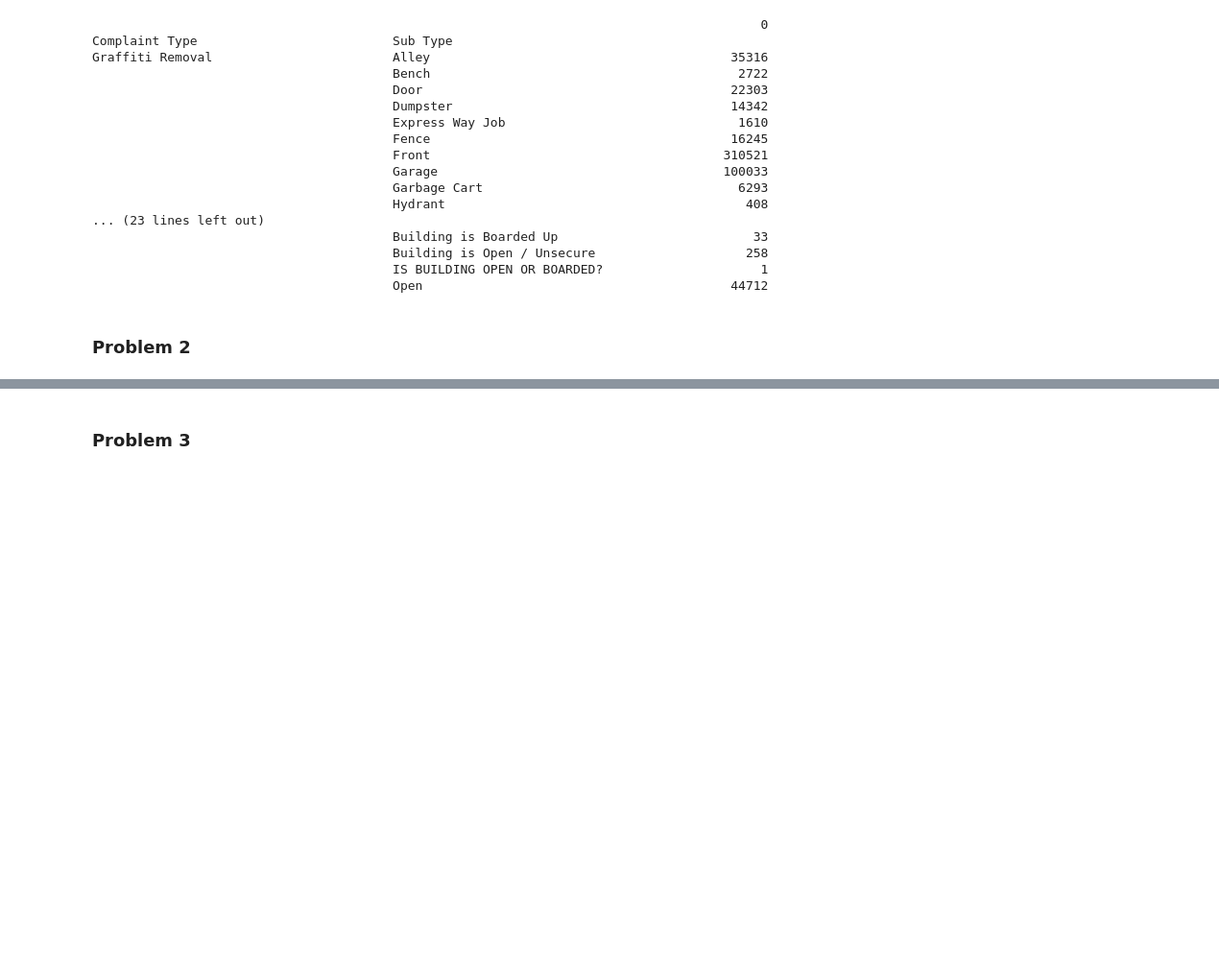
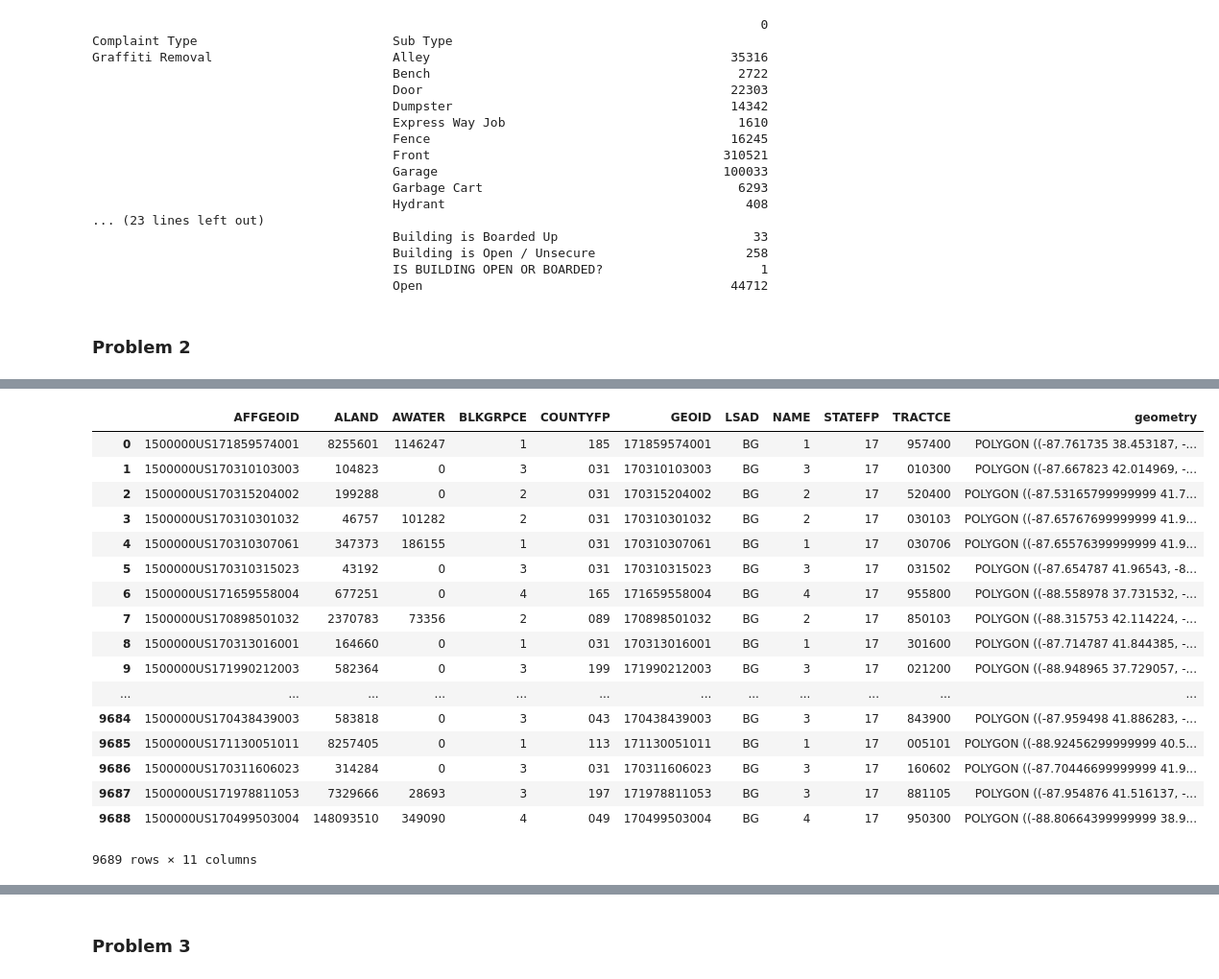
Before and after one commit to cealvara/ml_for_pp_homeworks, a Jupyter notebook: hw1/hw1_solution.ipynb, the cells around one changed output, grey strips where cells are left out. Shown at 96% size. Cells and saved outputs as stored; diff of their text form; code cells hidden in the pictures; blank space fills up the shorter version.

```diff
--- a/hw1/hw1_solution.ipynb
+++ b/hw1/hw1_solution.ipynb
@@ -232,3 +226,24 @@ data_with_blockid = sjoin(geo_complaints, blocks, how="left")
+# %%
+blocks
+# %% [output]
+|  | AFFGEOID | ALAND | AWATER | BLKGRPCE | COUNTYFP | GEOID | LSAD | NAME | STATEFP | TRACTCE | geometry |
+| 0 | 1500000US171859574001 | 8255601 | 1146247 | 1 | 185 | 171859574001 | BG | 1 | 17 | 957400 | POLYGON ((-87.761735 38.453187, -... |
+| 1 | 1500000US170310103003 | 104823 | 0 | 3 | 031 | 170310103003 | BG | 3 | 17 | 010300 | POLYGON ((-87.667823 42.014969, -... |
+| 2 | 1500000US170315204002 | 199288 | 0 | 2 | 031 | 170315204002 | BG | 2 | 17 | 520400 | POLYGON ((-87.53165799999999 41.7... |
+| 3 | 1500000US170310301032 | 46757 | 101282 | 2 | 031 | 170310301032 | BG | 2 | 17 | 030103 | POLYGON ((-87.65767699999999 41.9... |
+| 4 | 1500000US170310307061 | 347373 | 186155 | 1 | 031 | 170310307061 | BG | 1 | 17 | 030706 | POLYGON ((-87.65576399999999 41.9... |
+| 5 | 1500000US170310315023 | 43192 | 0 | 3 | 031 | 170310315023 | BG | 3 | 17 | 031502 | POLYGON ((-87.654787 41.96543, -8... |
+| 6 | 1500000US171659558004 | 677251 | 0 | 4 | 165 | 171659558004 | BG | 4 | 17 | 955800 | POLYGON ((-88.558978 37.731532, -... |
+| 7 | 1500000US170898501032 | 2370783 | 73356 | 2 | 089 | 170898501032 | BG | 2 | 17 | 850103 | POLYGON ((-88.315753 42.114224, -... |
+| 8 | 1500000US170313016001 | 164660 | 0 | 1 | 031 | 170313016001 | BG | 1 | 17 | 301600 | POLYGON ((-87.714787 41.844385, -... |
+| 9 | 1500000US171990212003 | 582364 | 0 | 3 | 199 | 171990212003 | BG | 3 | 17 | 021200 | POLYGON ((-88.948965 37.729057, -... |
+| ... | ... | ... | ... | ... | ... | ... | ... | ... | ... | ... | ... |
+| 9684 | 1500000US170438439003 | 583818 | 0 | 3 | 043 | 170438439003 | BG | 3 | 17 | 843900 | POLYGON ((-87.959498 41.886283, -... |
+| 9685 | 1500000US171130051011 | 8257405 | 0 | 1 | 113 | 171130051011 | BG | 1 | 17 | 005101 | POLYGON ((-88.92456299999999 40.5... |
+| 9686 | 1500000US170311606023 | 314284 | 0 | 3 | 031 | 170311606023 | BG | 3 | 17 | 160602 | POLYGON ((-87.70446699999999 41.9... |
+| 9687 | 1500000US171978811053 | 7329666 | 28693 | 3 | 197 | 171978811053 | BG | 3 | 17 | 881105 | POLYGON ((-87.954876 41.516137, -... |
+| 9688 | 1500000US170499503004 | 148093510 | 349090 | 4 | 049 | 170499503004 | BG | 4 | 17 | 950300 | POLYGON ((-88.80664399999999 38.9... |
+9689 rows × 11 columns
 # %%
 # Getting census data
 import requests
```
Also changed, not shown: parts of 9 cells of this notebook, 1 other file.
